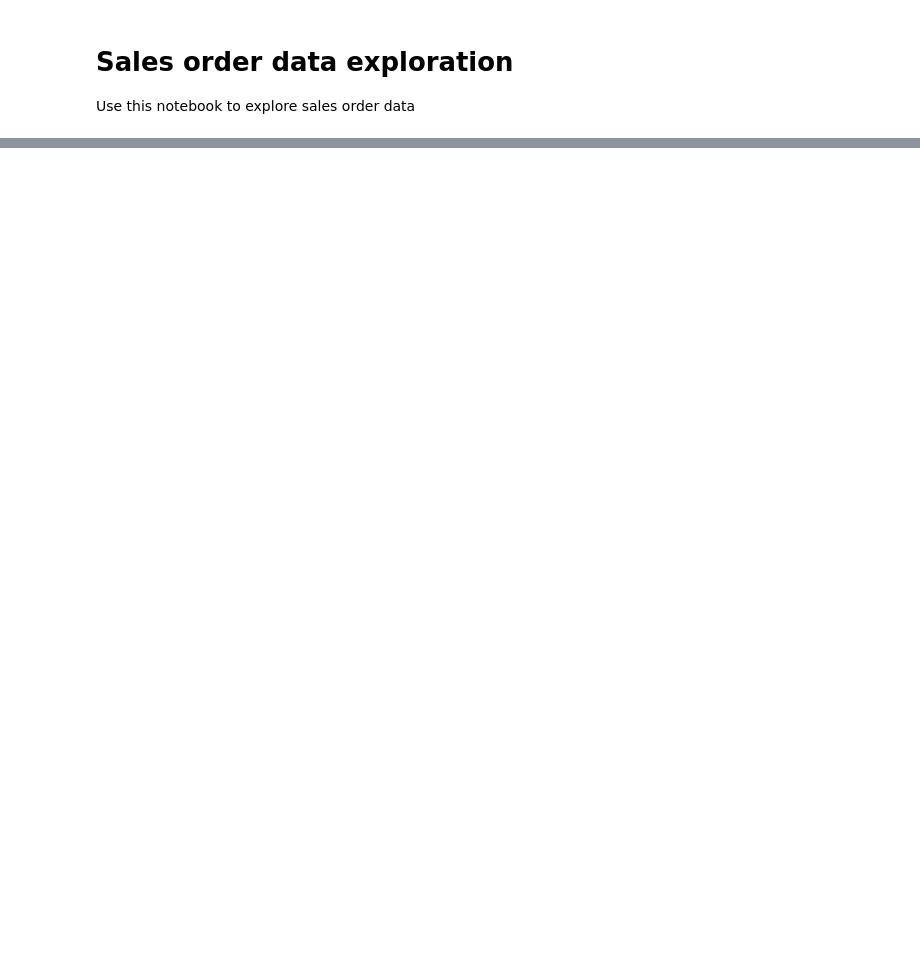
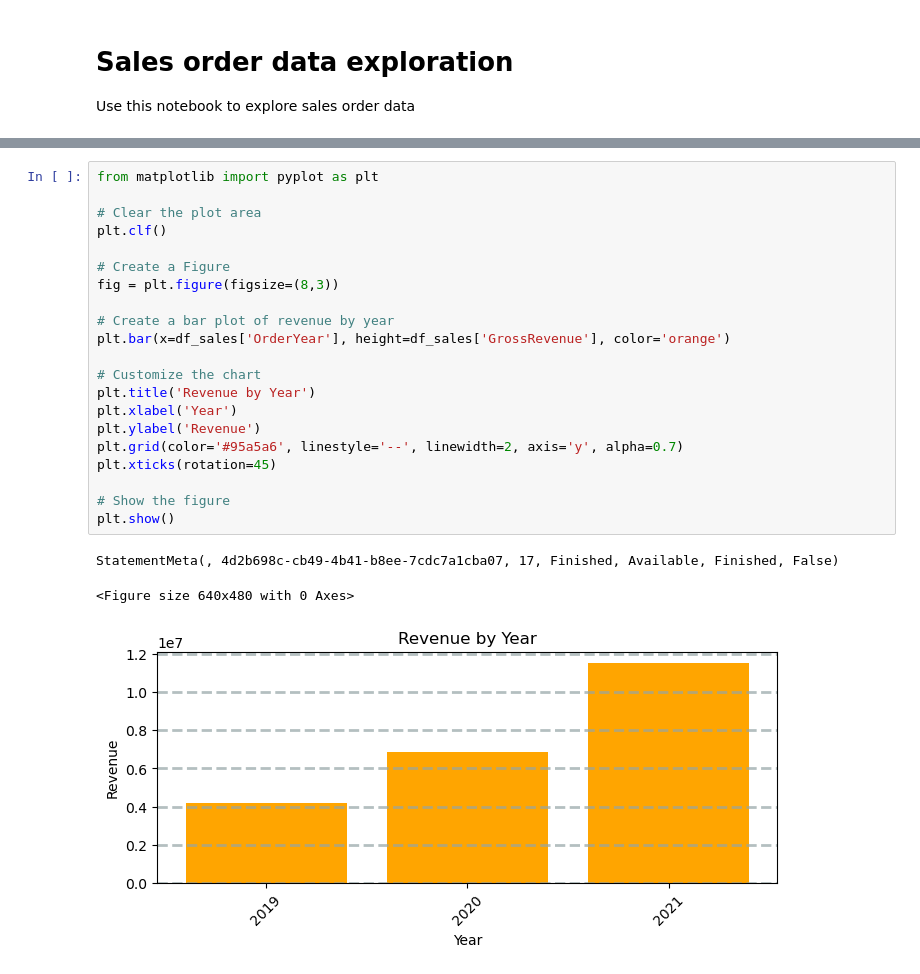
Before and after one commit to KacChw/Microsoft_Fabric_Notebooks, a Jupyter notebook: Notebook_Lab03.ipynb, the cells around one changed output, grey strips where cells are left out. Saved outputs shown, nothing was run; the diff lists cells and outputs as text; blank space fills up the shorter version.

```diff
--- a/Notebook_Lab03.ipynb
+++ b/Notebook_Lab03.ipynb
@@ -107,0 +195,25 @@ SynapseWidget(Synapse.DataFrame, faab2b07-c0cd-49ab-a4c9-5af3055e28a3)
+# %%
+from matplotlib import pyplot as plt
+
+# Clear the plot area
+plt.clf()
+
+# Create a Figure
+fig = plt.figure(figsize=(8,3))
+
+# Create a bar plot of revenue by year
+plt.bar(x=df_sales['OrderYear'], height=df_sales['GrossRevenue'], color='orange')
+
+# Customize the chart
+plt.title('Revenue by Year')
+plt.xlabel('Year')
+plt.ylabel('Revenue')
+plt.grid(color='#95a5a6', linestyle='--', linewidth=2, axis='y', alpha=0.7)
+plt.xticks(rotation=45)
+
+# Show the figure
+plt.show()
+# %% [output]
+StatementMeta(, 4d2b698c-cb49-4b41-b8ee-7cdc7a1cba07, 17, Finished, Available, Finished, False)
+<Figure size 640x480 with 0 Axes>
+[figure, added]
```
Also changed, not shown: parts of 20 cells of this notebook.
